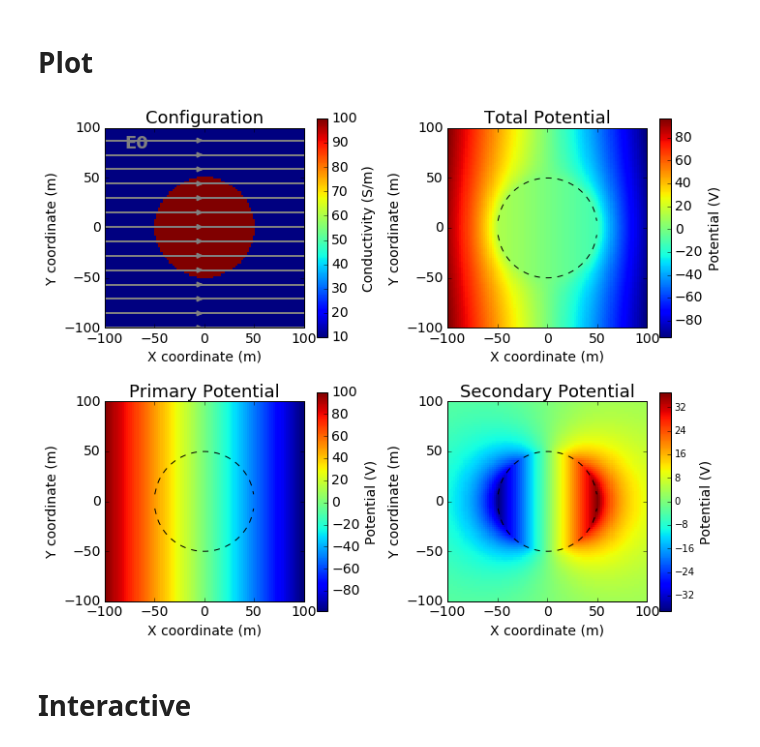
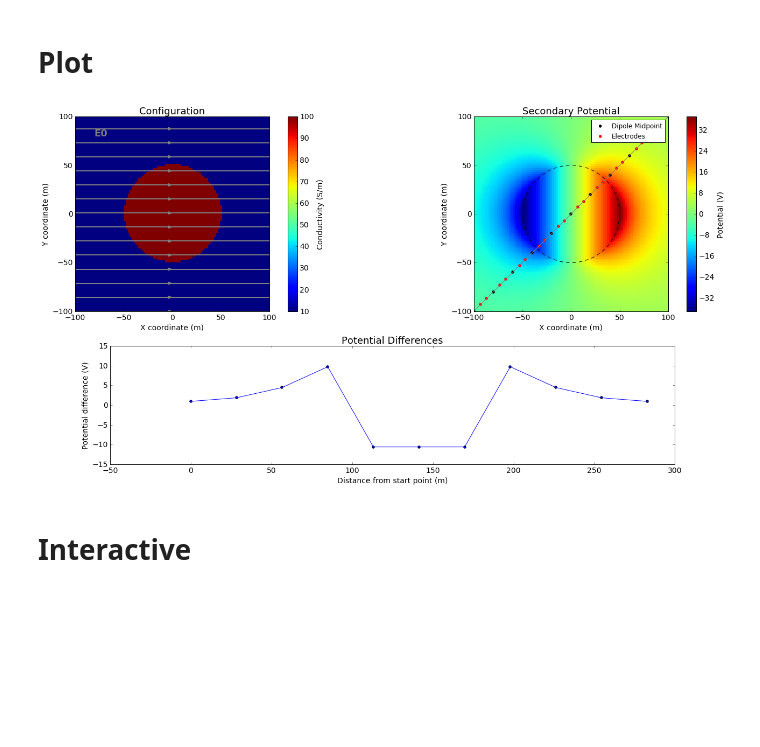
Before and after one commit to geoscixyz/em, a Jupyter notebook: examples/sphere/Wrapped_Example.ipynb, the cells around one changed output. Drawn from its saved outputs; the diff is of its cells as text; code cells hidden in the pictures; blank space fills up the shorter version.

```diff
--- a/examples/sphere/Wrapped_Example.ipynb
+++ b/examples/sphere/Wrapped_Example.ipynb
@@ -7,29 +7,38 @@ from ipywidgets import *
 # %%
 sig0 = 10.          # conductivity of the wholespace
 sig1 = 100.         # conductivity of the sphere
 R    = 50.          # radius of the sphere
 E0   = 1.           # inducing field strength
 n = 100             #level of discretisation
 xr = np.linspace(-2.*R, 2.*R, n) # X-axis discretization
 yr = xr.copy()      # Y-axis discretization
 dx = xr[1]-xr[0]       # mesh spacing
 dy = yr[1]-yr[0]       # mesh spacing
 zr = np.r_[0]          # identical to saying `zr = np.array([0])`
 XYZ = ndgrid(xr,yr,zr) # Space Definition
-PlotOpt = 'Total'
+PlotOpt = 'Secondary'
 
-example = 'Potentials' # ElectricFields, Currents, Charges
+xstart=-100.
+ystart=-100.
+xend=100.
+yend=100.
+nb_dipole=11
+electrode_spacing=20
+
+example = 'Differences' # ElectricFields, Currents, Charges, Differences
 
 if example is 'Potentials':
-    fig,ax = plot_Potentials(XYZ, R, sig1, sig0, E0)
+    fig,ax = plot_Potentials(XYZ, R, sig0, sig1, E0)
 elif example is 'ElectricFields':
-    fig,ax = plot_ElectricField(XYZ,R, sig1, sig0 , E0, PlotOpt)
+    fig,ax = plot_ElectricField(XYZ,R, sig0, sig1 , E0, PlotOpt)
 elif example is 'Currents':
-    fig,ax = plot_Currents(XYZ,R, sig1, sig0,E0,PlotOpt)
+    fig,ax = plot_Currents(XYZ,R, sig0, sig1,E0,PlotOpt)
 elif example is 'Charges':
-    fig,ax = plot_Charges(XYZ,R, sig1, sig0, E0)
+    fig,ax = plot_Charges(XYZ,R, sig0, sig1, E0)
+elif example is 'Differences':
+    fig = plot_PotentialDifferences(XYZ,R,sig0,sig1,E0,xstart,ystart,xend,yend,nb_dipole,electrode_spacing,PlotOpt)
 # %% [output]
-[figure, old version]
+[figure, new version]
 # %% [markdown]
 # Interactive
 # %%
```
Also changed, not shown: parts of 2 cells of this notebook, 2 other files.
